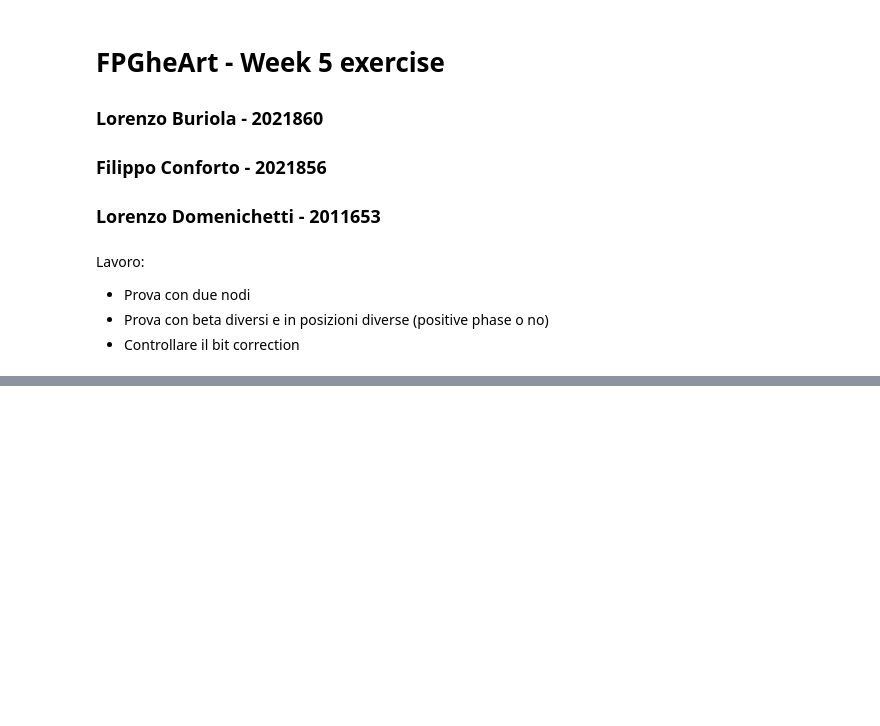
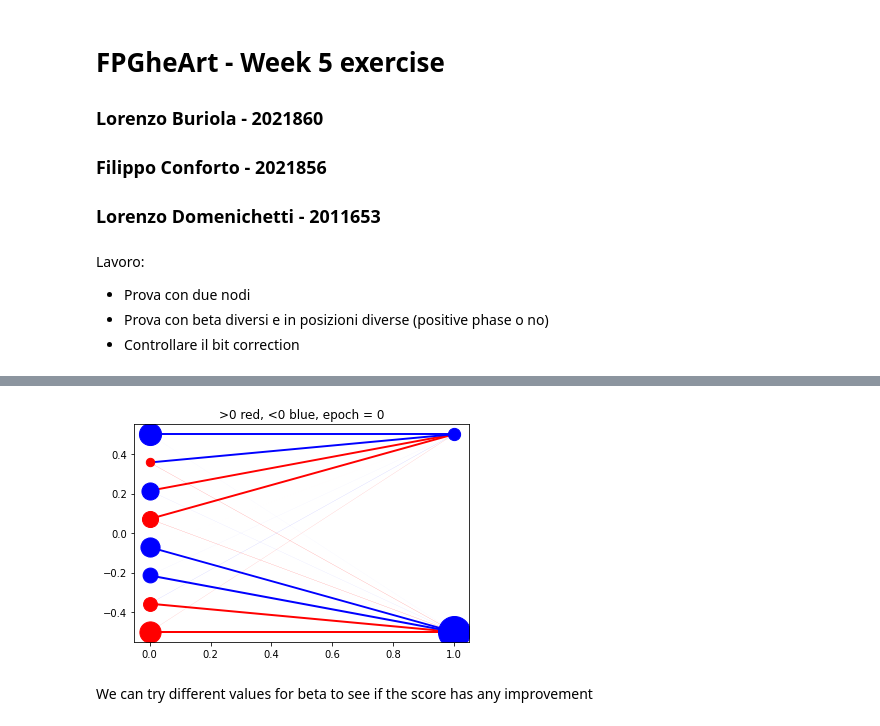
Before and after one commit to LorenzoBuriola/LoCP_moduleB, a Jupyter notebook: Week5/FPGheArt_exercise5.ipynb, the cells around one changed output, grey strips where cells are left out. Saved outputs shown, nothing was run; the diff lists cells and outputs as text; code cells hidden in the pictures; blank space fills up the shorter version.

```diff
--- a/Week5/FPGheArt_exercise5.ipynb
+++ b/Week5/FPGheArt_exercise5.ipynb
@@ -273 +108,7 @@ print(score)
+# %%
+plotgraph(*(my_rbm.params()), M=2)
+# %% [output]
+[figure, added]
+# %% [markdown]
+We can try different values for beta to see if the score has any improvement
 # %%
```
Also changed, not shown: parts of 27 cells of this notebook, 1 other file.
